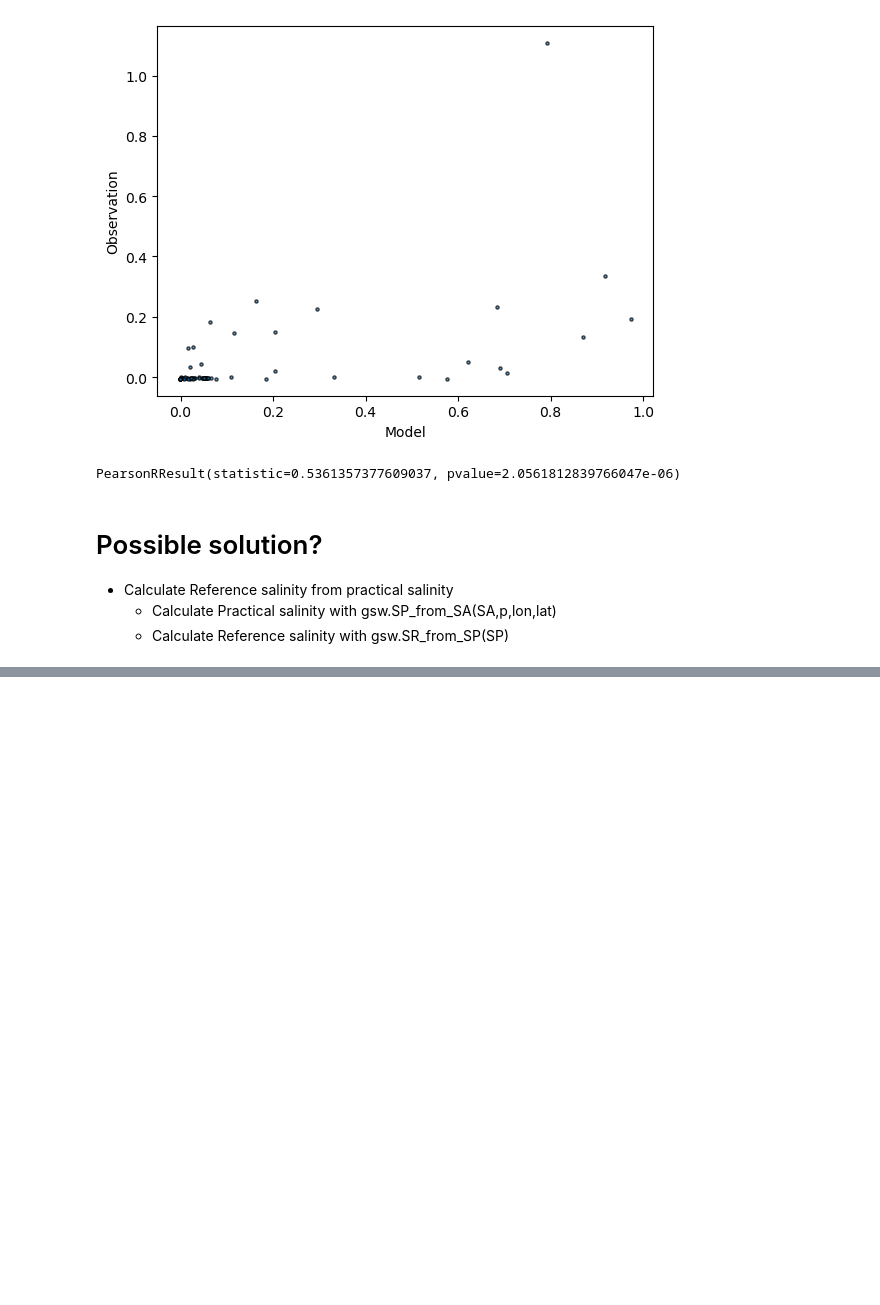
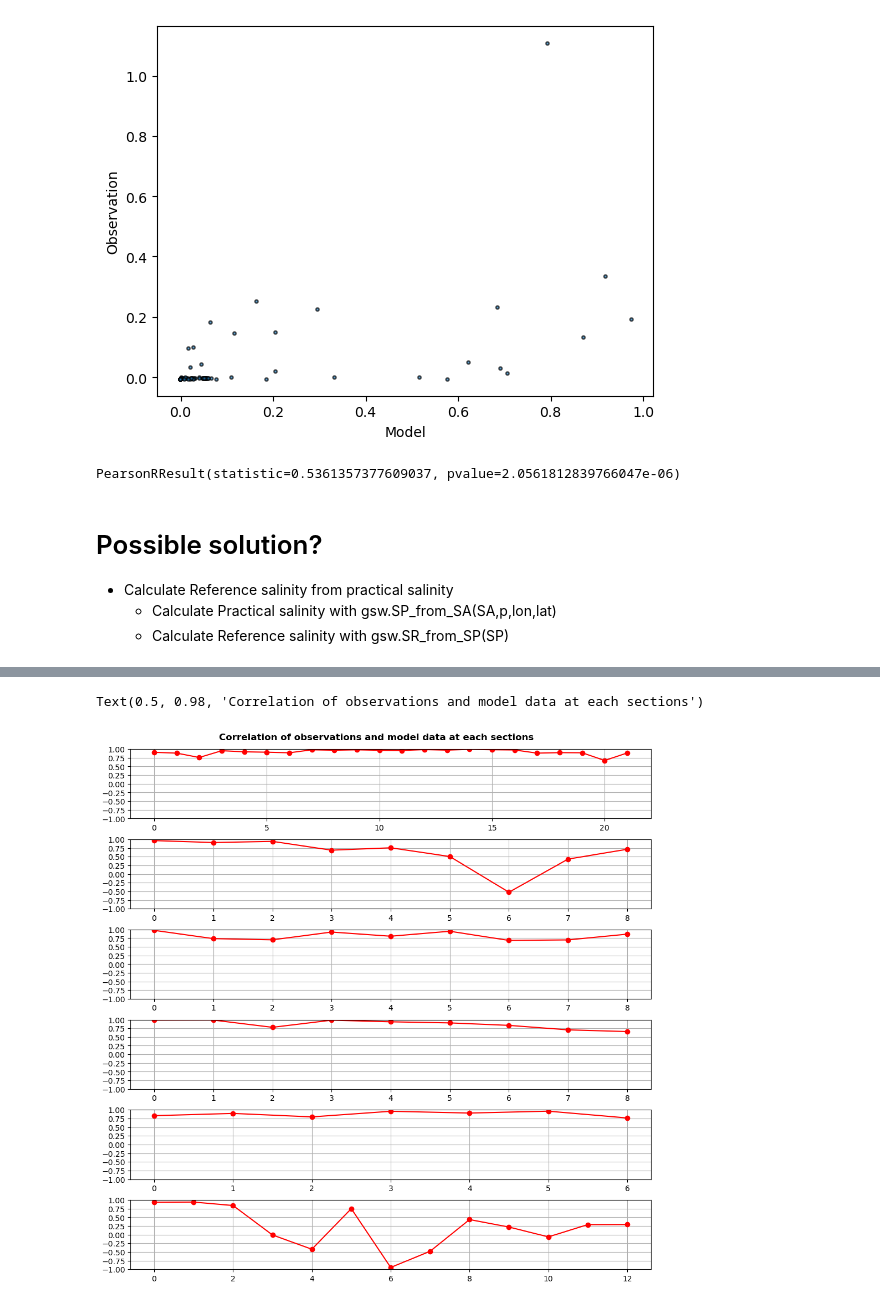
Before and after one commit to EirikKvamme/MScEirik, a Jupyter notebook: AreaInfo/Obs_vs_Model.ipynb, the cells around one changed output, grey strips where cells are left out. Cells and saved outputs as stored; diff of their text form; code cells hidden in the pictures; blank space fills up the shorter version.

```diff
--- a/AreaInfo/Obs_vs_Model.ipynb
+++ b/AreaInfo/Obs_vs_Model.ipynb
@@ -339,0 +449,17 @@ PearsonRResult(statistic=0.5361357377609037, pvalue=2.0561812839766047e-06)
+# %%
+fig, ax = plt.subplot_mosaic([[0],
+                              [1],
+                              [2],
+                              [3],
+                              [4],
+                              [5]],
+                              figsize=(10,10),layout='constrained')
+for x,var in enumerate(sec_corr):
+    ax[x].plot(var,'r-o')
+    ax[x].set_ylim(-1,1)
+    ax[x].set_yticks([-1,-0.75,-0.5,-0.25,0,0.25,0.5,0.75,1])
+    ax[x].grid()
+fig.suptitle('Correlation of observations and model data at each sections',fontweight='bold')
+# %% [output]
+Text(0.5, 0.98, 'Correlation of observations and model data at each sections')
+[figure, added]
```
Also changed, not shown: parts of 10 cells of this notebook.
